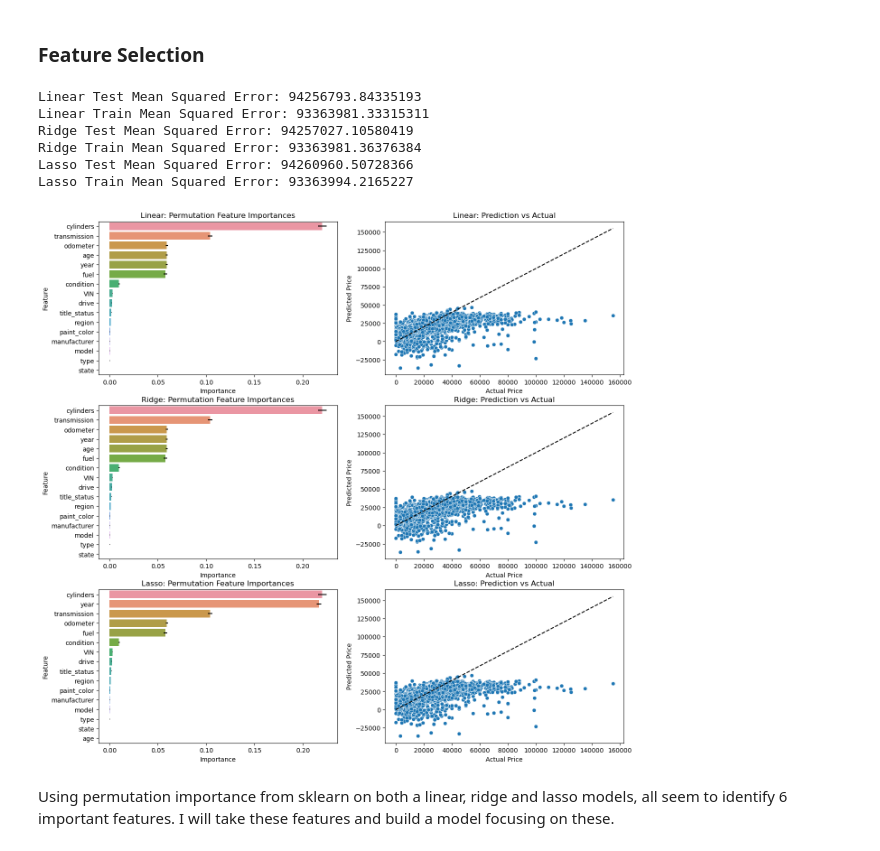
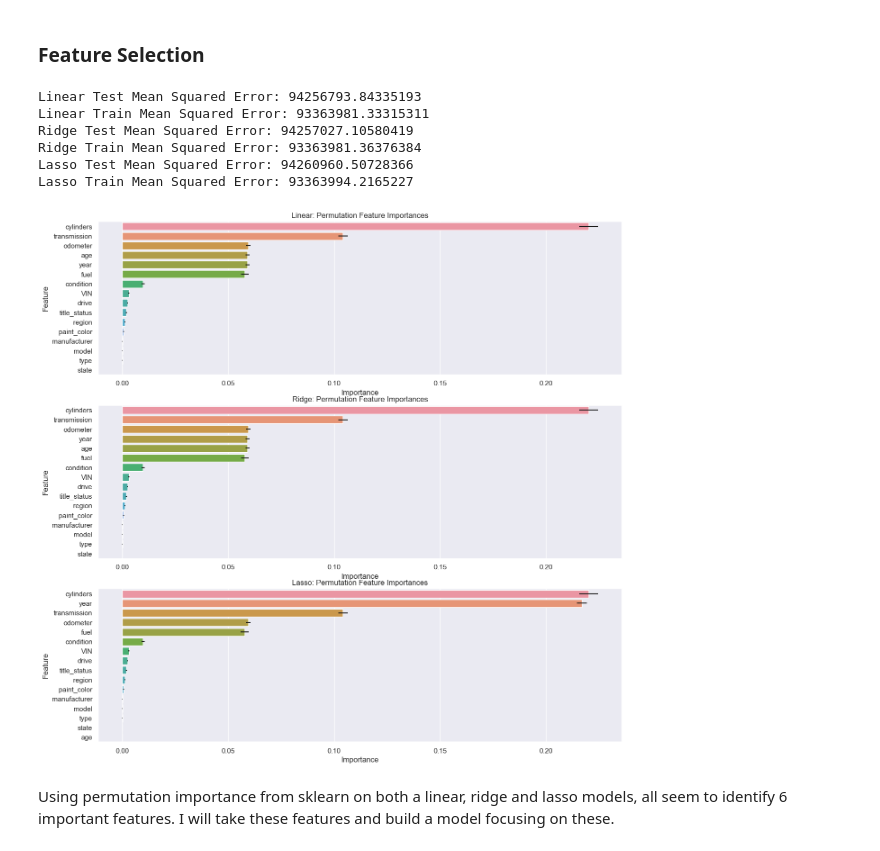
Before and after one commit to ngratzi/car_analysis, a Jupyter notebook: prompt_II.ipynb, the cells around one changed output. Drawn from its saved outputs; the diff is of its cells as text; code cells hidden in the pictures.

```diff
--- a/prompt_II.ipynb
+++ b/prompt_II.ipynb
@@ -368,59 +366,40 @@ std_devs = results.importances_std
 feature_names = X.columns
 lasso_importance_df = pd.DataFrame({'Feature': feature_names, 'Importance': importances, 'Std Dev': std_devs})
 
 # Sorting the DataFrame
 lasso_importance_df = lasso_importance_df.sort_values(by='Importance', ascending=False)
 
 
 # Plotting
 # -----------------------------------------------------------
 
-fig, axes = plt.subplots(3, 2, figsize=(15, 15))
-ax1, ax2, ax3, ax4, ax5, ax6 = axes.flatten()
+fig, axes = plt.subplots(3, 1, figsize=(15, 15))
+ax1, ax2, ax3 = axes.flatten()
 
 # Plotting
 
 # Linear
 sns.barplot(x='Importance', y='Feature', data=linear_importance_df, xerr=linear_importance_df['Std Dev'], ax=ax1)
 ax1.set_title('Linear: Permutation Feature Importances')
 
-sns.scatterplot(x=y_test, y=linear_y_test_pred, ax=ax2)
-ax2.plot([y_test.min(), y_test.max()], [y_test.min(), y_test.max()], '--k')  # Diagonal line
-ax2.set_title('Linear: Prediction vs Actual')
-ax2.set_xlabel('Actual Price')
-ax2.set_ylabel('Predicted Price')
-
-
 # Ridge
-sns.barplot(x='Importance', y='Feature', data=ridge_importance_df, xerr=ridge_importance_df['Std Dev'], ax=ax3)
-ax3.set_title('Ridge: Permutation Feature Importances')
-
-sns.scatterplot(x=y_test, y=ridge_y_test_pred, ax=ax4)
-ax4.plot([y_test.min(), y_test.max()], [y_test.min(), y_test.max()], '--k')  # Diagonal line
-ax4.set_title('Ridge: Prediction vs Actual')
-ax4.set_xlabel('Actual Price')
-ax4.set_ylabel('Predicted Price')
+sns.barplot(x='Importance', y='Feature', data=ridge_importance_df, xerr=ridge_importance_df['Std Dev'], ax=ax2)
+ax2.set_title('Ridge: Permutation Feature Importances')
 
 # Lasso
-sns.barplot(x='Importance', y='Feature', data=lasso_importance_df, xerr=lasso_importance_df['Std Dev'], ax=ax5)
-ax5.set_title('Lasso: Permutation Feature Importances')
-
-sns.scatterplot(x=y_test, y=lasso_y_test_pred, ax=ax6)
-ax6.plot([y_test.min(), y_test.max()], [y_test.min(), y_test.max()], '--k')  # Diagonal line
-ax6.set_title('Lasso: Prediction vs Actual')
-ax6.set_xlabel('Actual Price')
-ax6.set_ylabel('Predicted Price')
+sns.barplot(x='Importance', y='Feature', data=lasso_importance_df, xerr=lasso_importance_df['Std Dev'], ax=ax3)
+ax3.set_title('Lasso: Permutation Feature Importances')
 
 # Show the plot
 plt.show()
 # %% [output]
 Linear Test Mean Squared Error: 94256793.84335193
 Linear Train Mean Squared Error: 93363981.33315311
 Ridge Test Mean Squared Error: 94257027.10580419
 Ridge Train Mean Squared Error: 93363981.36376384
 Lasso Test Mean Squared Error: 94260960.50728366
 Lasso Train Mean Squared Error: 93363994.2165227
-[figure, old version]
+[figure, new version]
 # %% [markdown]
 Using permutation importance from sklearn on both a linear, ridge and lasso models, all seem to identify 6 important features. I will take these features and build a model focusing on these.
 # %%
```
Also changed, not shown: parts of 15 cells of this notebook.
